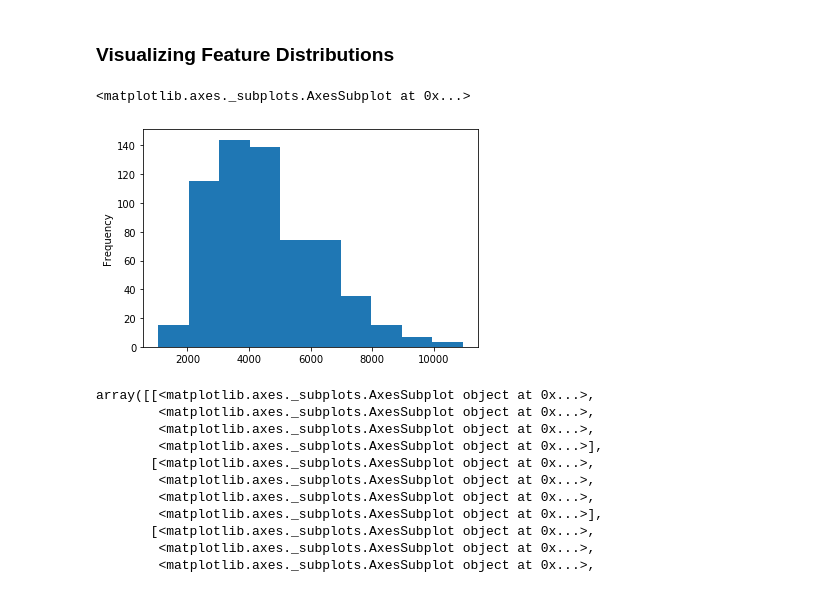
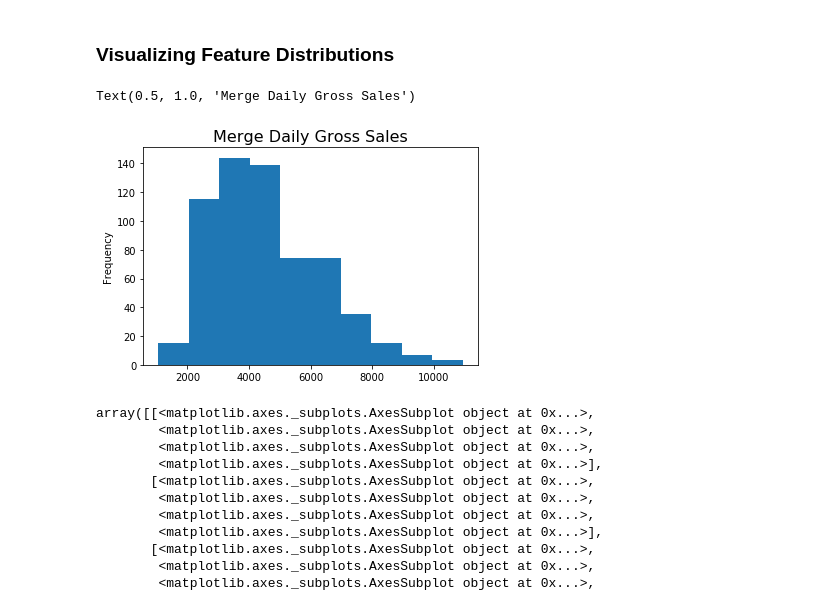
Before and after one commit to amyfbear/capstone_project, a Jupyter notebook: code/capstone_out_of_ sample.ipynb, the cells around one changed output. Drawn from its saved outputs; the diff is of its cells as text; code cells hidden in the pictures.

```diff
--- a/code/capstone_out_of_ sample.ipynb
+++ b/code/capstone_out_of_ sample.ipynb
@@ -92,9 +92,10 @@ merge_shift = merge[x_cols].shift(7).dropna()
 ### Visualizing Feature Distributions
 # %%
 merge["Gross Sales"].plot(kind = "hist")
+plt.title(label = 'Merge Daily Gross Sales', fontsize=16)
 # %% [output]
-<matplotlib.axes._subplots.AxesSubplot at 0x...>
+Text(0.5, 1.0, 'Merge Daily Gross Sales')
-[figure, old version]
+[figure, new version]
 # %%
 merge[x_cols].hist(figsize=(15, 15))
 # %% [output]
```
Also changed, not shown: parts of 2 cells of this notebook.
